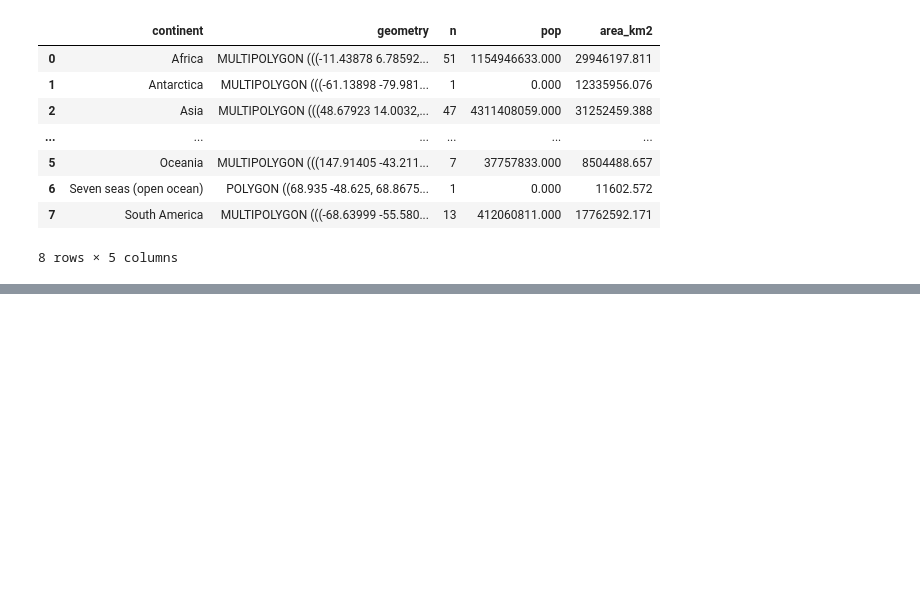
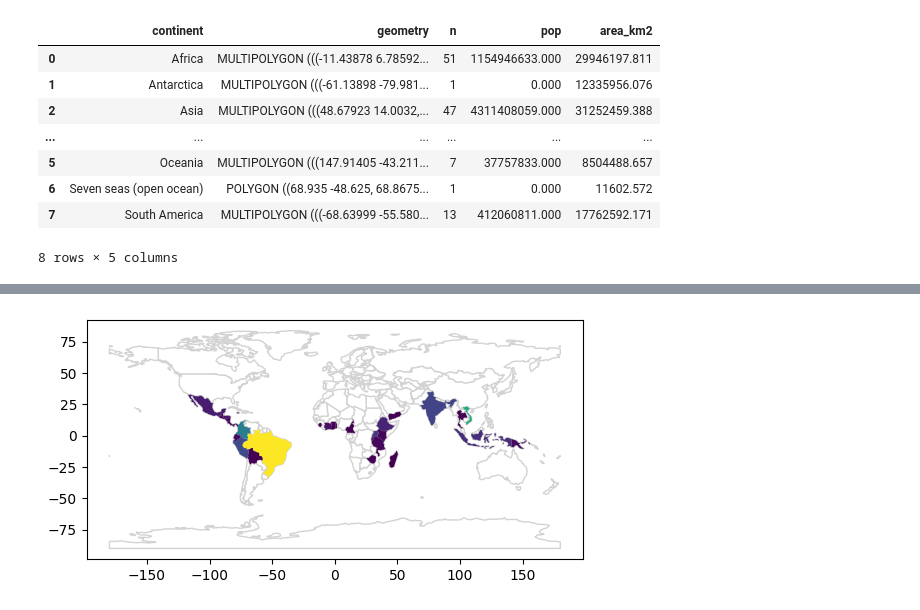
Before and after one commit to balmdui/tutorial_geocompy, a Jupyter notebook: 02_attribute.ipynb, the cells around one changed output, grey strips where cells are left out. Cells and saved outputs as stored; diff of their text form; code cells hidden in the pictures; blank space fills up the shorter version.

```diff
--- a/02_attribute.ipynb
+++ b/02_attribute.ipynb
@@ -194,0 +227,3 @@ world_agg3
+# %%
+coffee_data = pd.read_csv('data/coffee_data.csv')
+coffee_data
@@ -194,0 +240,3 @@ world_agg3
+# %%
+world_coffee = pd.merge(world, coffee_data, on='name_long', how='left')
+world_coffee
@@ -194,0 +253,5 @@ world_agg3
+# %%
+base = world_coffee.plot(color='white', edgecolor='lightgrey')
+coffee_map = world_coffee.plot(ax=base, column='coffee_production_2017')
+# %% [output]
+[figure, added]
```
Also changed, not shown: parts of 21 cells of this notebook, 1 other file.
